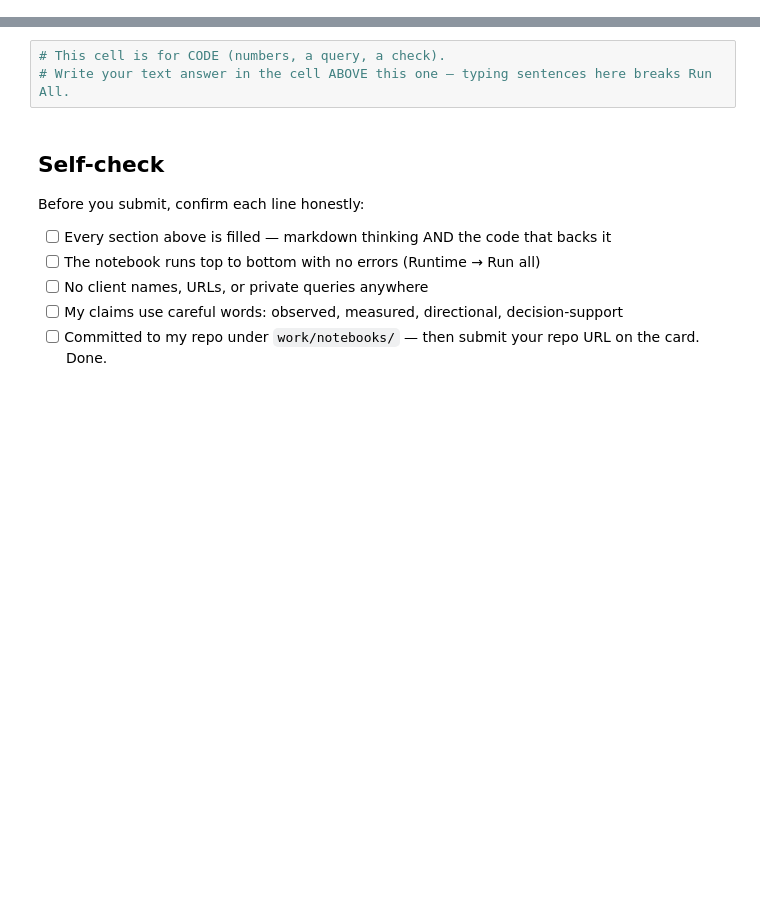
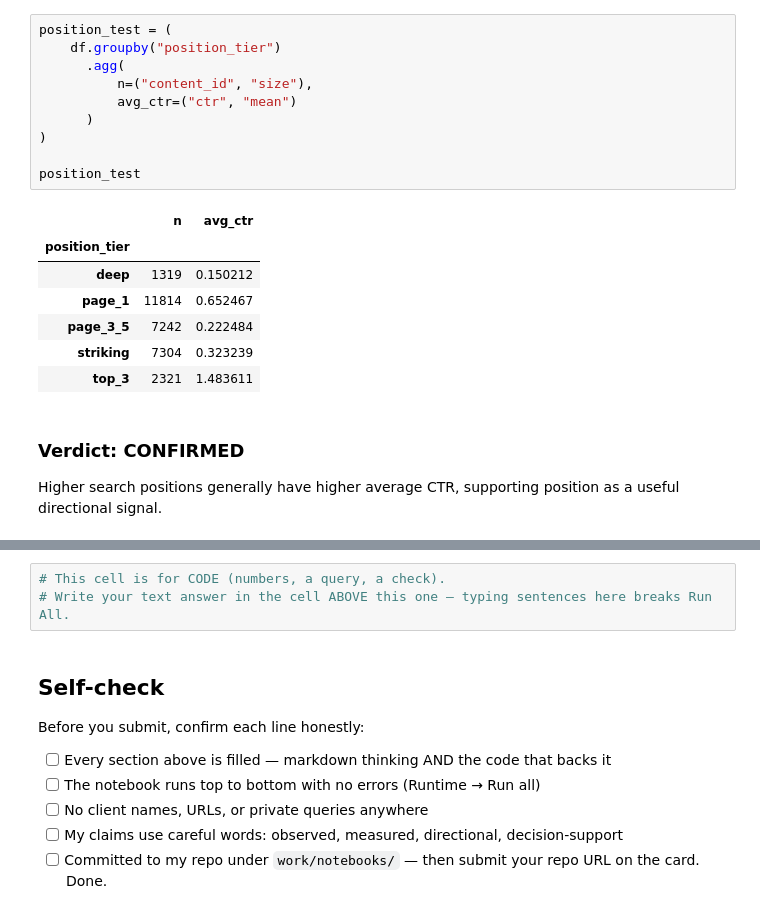
Before and after one commit to pankaj1281/flyrank_ml_internship, a Jupyter notebook: work/notebooks/w04_signal_audit.ipynb, the cells around one changed output, grey strips where cells are left out. Saved outputs shown, nothing was run; the diff lists cells and outputs as text; blank space fills up the shorter version.

```diff
--- a/work/notebooks/w04_signal_audit.ipynb
+++ b/work/notebooks/w04_signal_audit.ipynb
@@ -33,0 +90,22 @@ This skeleton is yours to fill. Work the sections **in order** — each one has
+# %%
+position_test = (
+    df.groupby("position_tier")
+      .agg(
+          n=("content_id", "size"),
+          avg_ctr=("ctr", "mean")
+      )
+)
+
+position_test
+# %% [output]
+|  | n | avg_ctr |
+| position_tier |  |  |
+| deep | 1319 | 0.150212 |
+| page_1 | 11814 | 0.652467 |
+| page_3_5 | 7242 | 0.222484 |
+| striking | 7304 | 0.323239 |
+| top_3 | 2321 | 1.483611 |
+# %% [markdown]
+### Verdict: CONFIRMED
+
+Higher search positions generally have higher average CTR, supporting position as a useful directional signal.
```
Also changed, not shown: parts of 21 cells of this notebook.
